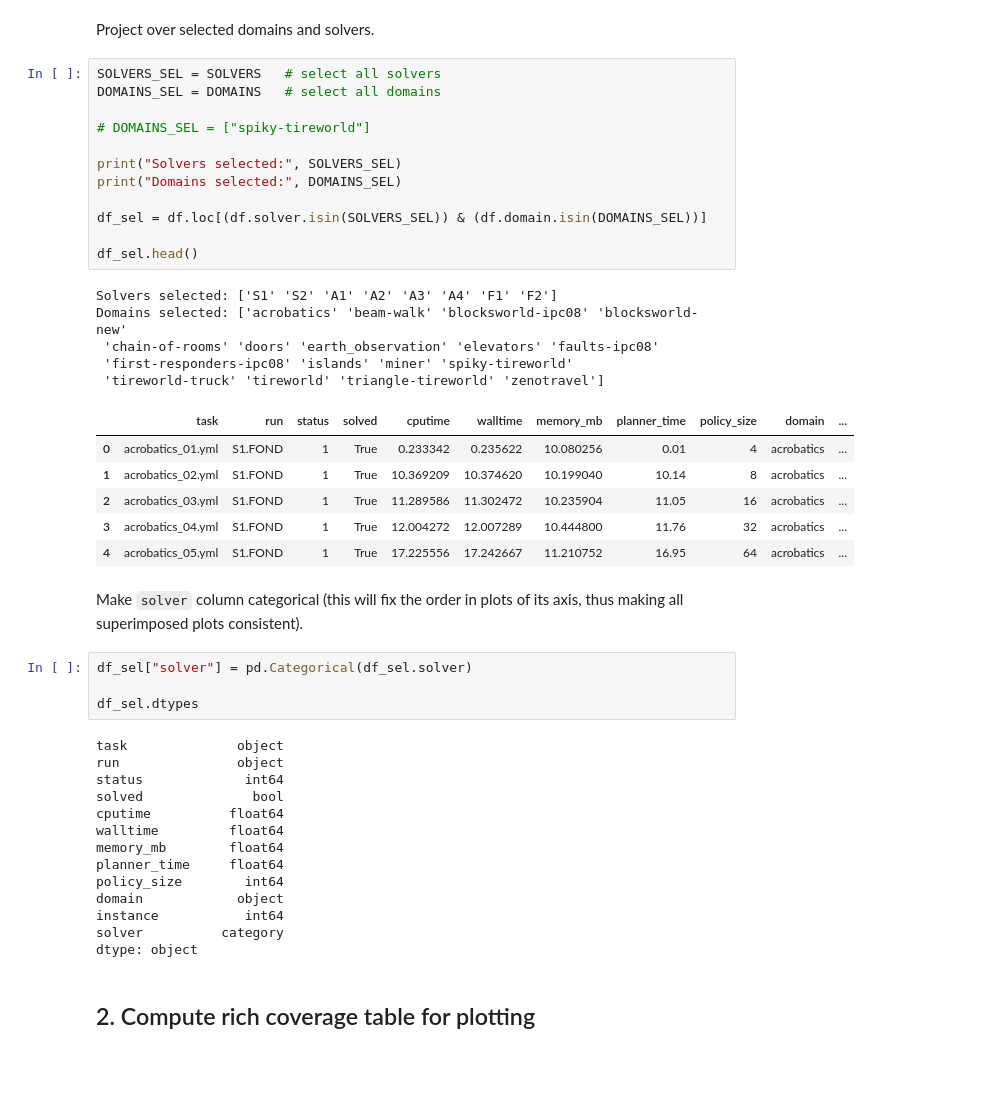
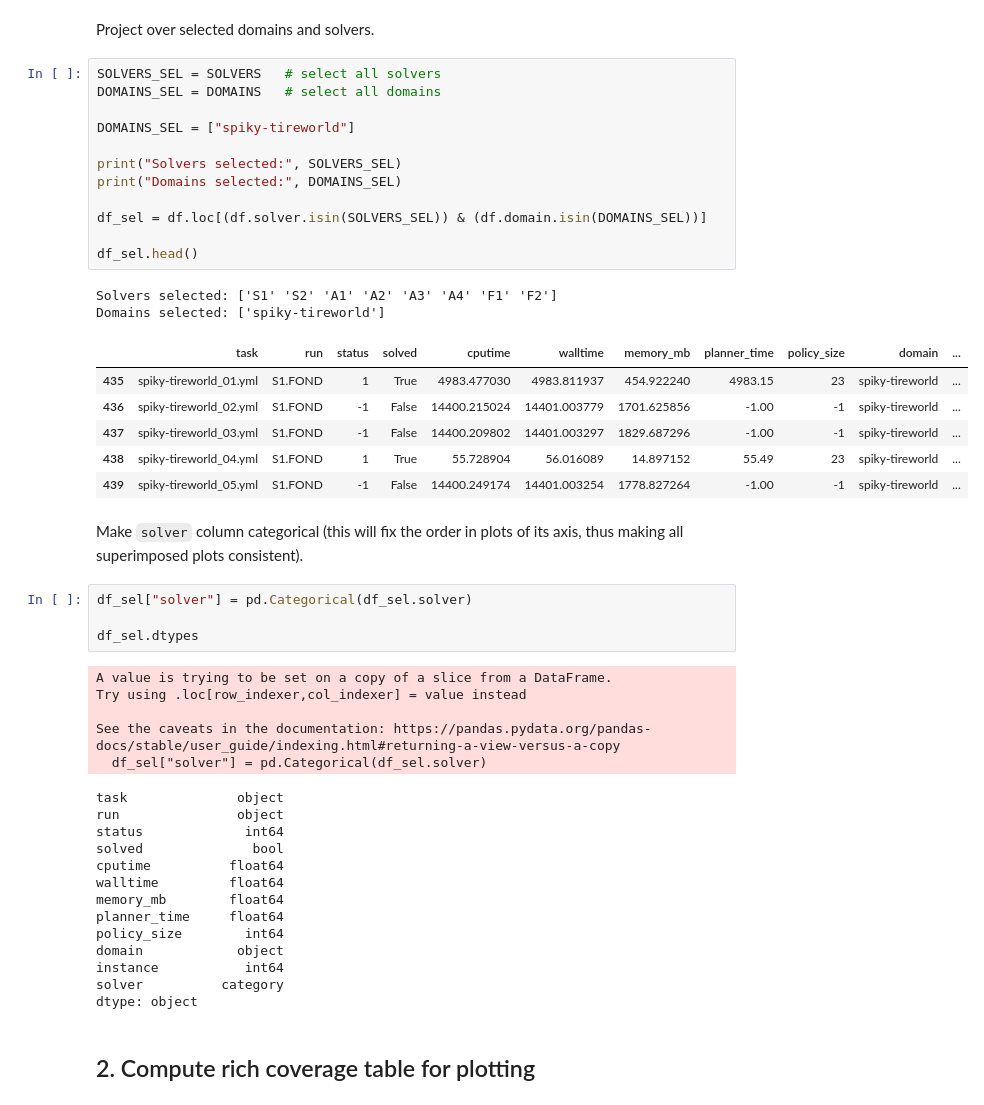
Before and after one commit to ssardina-research/coverage-plots, a Jupyter notebook: coverage_plots.ipynb, the cells around one changed output. Saved outputs shown, nothing was run; the diff lists cells and outputs as text; blank space fills up the shorter version.

```diff
--- a/coverage_plots.ipynb
+++ b/coverage_plots.ipynb
@@ -58,27 +58,24 @@ Project over selected domains and solvers.
 # %%
 SOLVERS_SEL = SOLVERS   # select all solvers
 DOMAINS_SEL = DOMAINS   # select all domains
 
-# DOMAINS_SEL = ["spiky-tireworld"]
+DOMAINS_SEL = ["spiky-tireworld"]
 
 print("Solvers selected:", SOLVERS_SEL)
 print("Domains selected:", DOMAINS_SEL)
 
 df_sel = df.loc[(df.solver.isin(SOLVERS_SEL)) & (df.domain.isin(DOMAINS_SEL))]
 
 df_sel.head()
 # %% [output]
 Solvers selected: ['S1' 'S2' 'A1' 'A2' 'A3' 'A4' 'F1' 'F2']
-Domains selected: ['acrobatics' 'beam-walk' 'blocksworld-ipc08' 'blocksworld-new'
- 'chain-of-rooms' 'doors' 'earth_observation' 'elevators' 'faults-ipc08'
- 'first-responders-ipc08' 'islands' 'miner' 'spiky-tireworld'
- 'tireworld-truck' 'tireworld' 'triangle-tireworld' 'zenotravel']
+Domains selected: ['spiky-tireworld']
 |  | task | run | status | solved | cputime | walltime | memory_mb | planner_time | policy_size | domain | ... |
-| 0 | acrobatics_01.yml | S1.FOND | 1 | True | 0.233342 | 0.235622 | 10.080256 | 0.01 | 4 | acrobatics | ... |
-| 1 | acrobatics_02.yml | S1.FOND | 1 | True | 10.369209 | 10.374620 | 10.199040 | 10.14 | 8 | acrobatics | ... |
-| 2 | acrobatics_03.yml | S1.FOND | 1 | True | 11.289586 | 11.302472 | 10.235904 | 11.05 | 16 | acrobatics | ... |
-| 3 | acrobatics_04.yml | S1.FOND | 1 | True | 12.004272 | 12.007289 | 10.444800 | 11.76 | 32 | acrobatics | ... |
-| 4 | acrobatics_05.yml | S1.FOND | 1 | True | 17.225556 | 17.242667 | 11.210752 | 16.95 | 64 | acrobatics | ... |
+| 435 | spiky-tireworld_01.yml | S1.FOND | 1 | True | 4983.477030 | 4983.811937 | 454.922240 | 4983.15 | 23 | spiky-tireworld | ... |
+| 436 | spiky-tireworld_02.yml | S1.FOND | -1 | False | 14400.215024 | 14401.003779 | 1701.625856 | -1.00 | -1 | spiky-tireworld | ... |
+| 437 | spiky-tireworld_03.yml | S1.FOND | -1 | False | 14400.209802 | 14401.003297 | 1829.687296 | -1.00 | -1 | spiky-tireworld | ... |
+| 438 | spiky-tireworld_04.yml | S1.FOND | 1 | True | 55.728904 | 56.016089 | 14.897152 | 55.49 | 23 | spiky-tireworld | ... |
+| 439 | spiky-tireworld_05.yml | S1.FOND | -1 | False | 14400.249174 | 14401.003254 | 1778.827264 | -1.00 | -1 | spiky-tireworld | ... |
 # %% [markdown]
 Make `solver` column categorical (this will fix the order in plots of its axis, thus making all superimposed plots consistent).
 # %%
@@ -86,19 +83,24 @@ df_sel["solver"] = pd.Categorical(df_sel.solver)
 
 df_sel.dtypes
 # %% [output]
-task              object
-run               object
-status             int64
-solved              bool
-cputime          float64
-walltime         float64
-memory_mb        float64
-planner_time     float64
-policy_size        int64
-domain            object
-instance           int64
-solver          category
-dtype: object
+A value is trying to be set on a copy of a slice from a DataFrame.
+Try using .loc[row_indexer,col_indexer] = value instead
+
+See the caveats in the documentation: https://pandas.pydata.org/pandas-docs/stable/user_guide/indexing.html#returning-a-view-versus-a-copy
+  df_sel["solver"] = pd.Categorical(df_sel.solver)
+task              object
+run               object
+status             int64
+solved              bool
+cputime          float64
+walltime         float64
+memory_mb        float64
+planner_time     float64
+policy_size        int64
+domain            object
+instance           int64
+solver          category
+dtype: object
 # %% [markdown]
 ## 2. Compute rich coverage table for plotting
 # %% [markdown]
```
Also changed, not shown: parts of 5 cells of this notebook.
